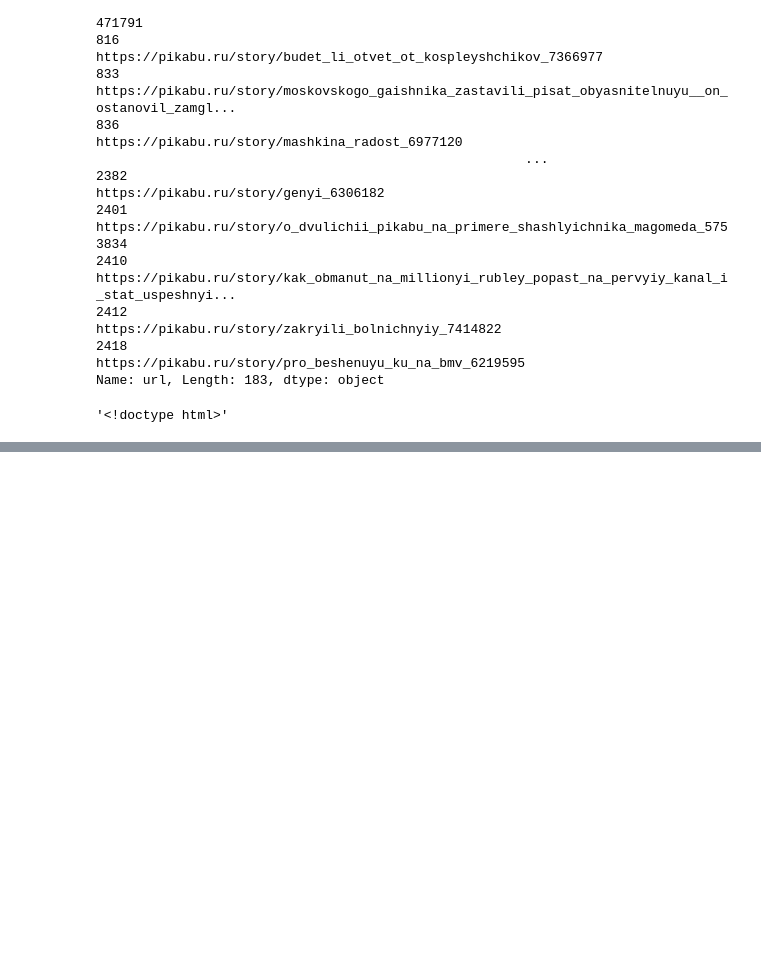
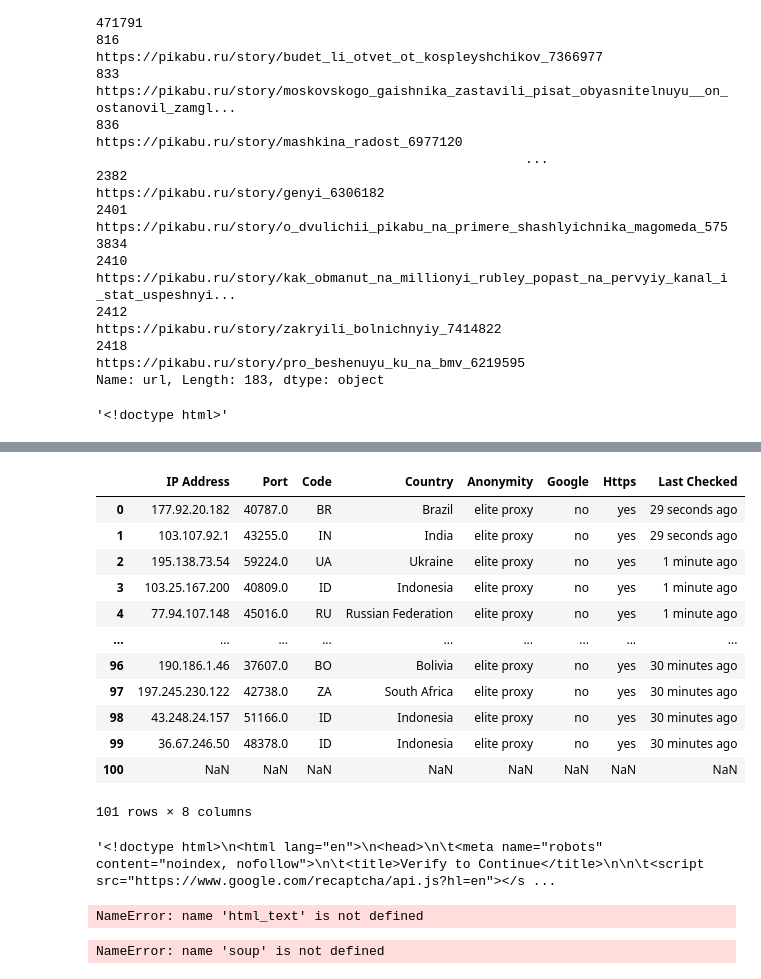
Before and after one commit to labdmitriy/airflow_course, a Jupyter notebook: project/notebooks/EDA.ipynb, the cells around one changed output, grey strips where cells are left out. Saved outputs shown, nothing was run; the diff lists cells and outputs as text; code cells hidden in the pictures; blank space fills up the shorter version.

```diff
--- a/project/notebooks/EDA.ipynb
+++ b/project/notebooks/EDA.ipynb
@@ -258,0 +341,39 @@ browser.quit()
+# %%
+proxies_html = requests.get('https://sslproxies.org/').text
+proxies_df = pd.read_html(proxies_html)[0]
+proxies_df
+# %% [output]
+|  | IP Address | Port | Code | Country | Anonymity | Google | Https | Last Checked |
+| 0 | 177.92.20.182 | 40787.0 | BR | Brazil | elite proxy | no | yes | 29 seconds ago |
+| 1 | 103.107.92.1 | 43255.0 | IN | India | elite proxy | no | yes | 29 seconds ago |
+| 2 | 195.138.73.54 | 59224.0 | UA | Ukraine | elite proxy | no | yes | 1 minute ago |
+| 3 | 103.25.167.200 | 40809.0 | ID | Indonesia | elite proxy | no | yes | 1 minute ago |
+| 4 | 77.94.107.148 | 45016.0 | RU | Russian Federation | elite proxy | no | yes | 1 minute ago |
+| ... | ... | ... | ... | ... | ... | ... | ... | ... |
+| 96 | 190.186.1.46 | 37607.0 | BO | Bolivia | elite proxy | no | yes | 30 minutes ago |
+| 97 | 197.245.230.122 | 42738.0 | ZA | South Africa | elite proxy | no | yes | 30 minutes ago |
+| 98 | 43.248.24.157 | 51166.0 | ID | Indonesia | elite proxy | no | yes | 30 minutes ago |
+| 99 | 36.67.246.50 | 48378.0 | ID | Indonesia | elite proxy | no | yes | 30 minutes ago |
+| 100 | NaN | NaN | NaN | NaN | NaN | NaN | NaN | NaN |
+101 rows × 8 columns
+# %%
+url = 'https://vimeo.com/91371852'
+
+headers={'User-Agent': 'Mozilla/5.0 (Macintosh; Intel Mac OS X 10_12_2) AppleWebKit/537.36 (KHTML, like Gecko) Chrome/55.0.2883.95 Safari/537.36'}
+proxies={'http': '103.107.92.1:43255', 'https': '103.107.92.1:43255'}
+
+html_text = requests.get(url, headers=headers, proxies=proxies).text
+html_text
+# %% [output]
+'<!doctype html>\n<html lang="en">\n<head>\n\t<meta name="robots" content="noindex, nofollow">\n\t<title>Verify to Continue</title>\n\n\t<script src="https://www.google.com/recaptcha/api.js?hl=en"></s ...
+# %%
+soup = BeautifulSoup(html_text, 'lxml')
+# %% [output]
+NameError: name 'html_text' is not defined
+# %%
+import re
+
+# regex = re.compile(r'15.3K Views')
+soup.find('span', aria_label='15.3K Views')
+# %% [output]
+NameError: name 'soup' is not defined
```
Also changed, not shown: parts of 26 cells of this notebook, 2 other files.
